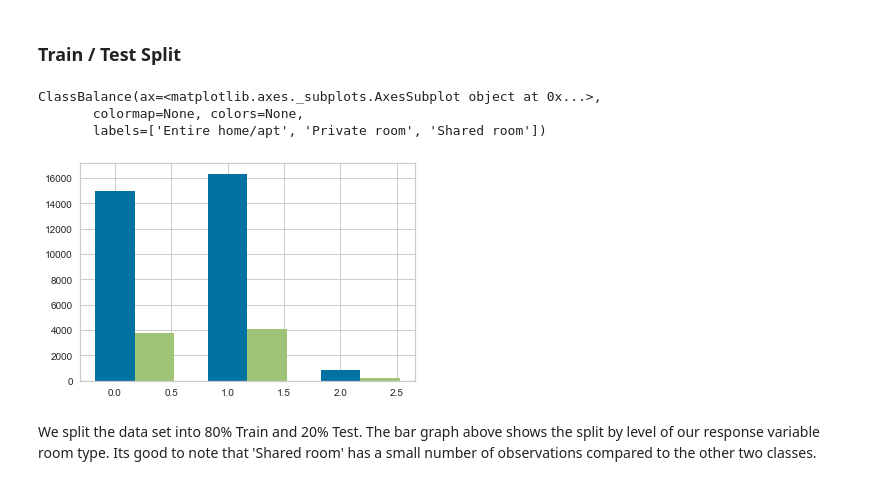
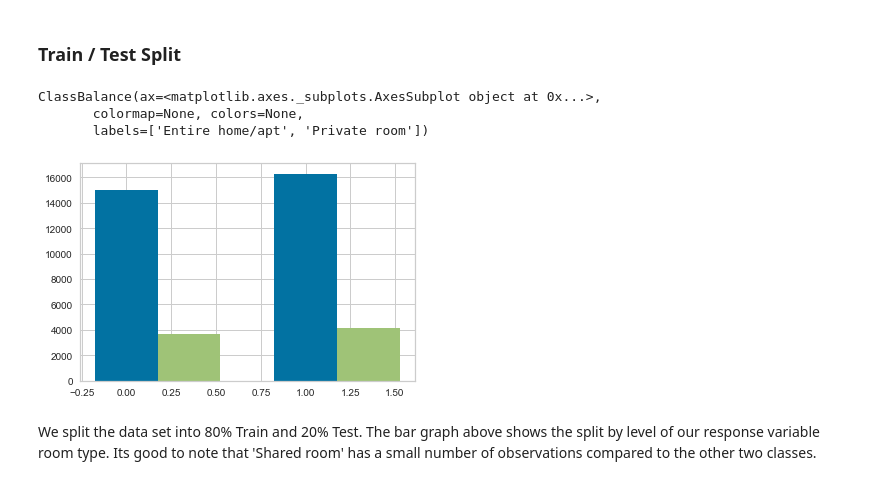
Before and after one commit to warnost/ml1_minilab, a Jupyter notebook: MiniLab_Draft_Submission.ipynb, the cells around one changed output. Saved outputs shown, nothing was run; the diff lists cells and outputs as text; code cells hidden in the pictures.

```diff
--- a/MiniLab_Draft_Submission.ipynb
+++ b/MiniLab_Draft_Submission.ipynb
@@ -192,13 +192,16 @@ data.drop(columns=['last_review'], inplace=True)
 data = data[data.price != 0].copy()
 data = data[data.price < 300].copy()
 data = data[data.minimum_nights <= 20].copy()
+# %%
+idx = data[data['room_type'] == 'Shared room'].index
+data.drop(idx , inplace=True)
 # %% [markdown]
 #Add Note here
 # %% [markdown]
 ### Encode Target Variable
 # %%
 target_col = 'room_type'
-room_types = {'Entire home/apt': 0, 'Private room': 1, 'Shared room': 2}
+room_types = {'Entire home/apt': 0, 'Private room': 1}
 data['Response'] = data.apply(lambda x: room_types[x.room_type], axis=1)
 # %% [markdown]
 ### Drop Columns that won't be used in modeling
@@ -227,16 +230,16 @@ features.shape, target.shape
 # %%
 X_train, X_test, y_train, y_test = train_test_split(features,
                                                     target,
                                                     test_size=0.2,
                                                     random_state=0)
 classes_test = ClassBalance(
-    labels=['Entire home/apt', 'Private room', 'Shared room'])
+    labels=['Entire home/apt', 'Private room'])
 classes_test.fit(y_train['Response'], y_test['Response'])
 # %% [output]
 ClassBalance(ax=<matplotlib.axes._subplots.AxesSubplot object at 0x...>,
        colormap=None, colors=None,
-       labels=['Entire home/apt', 'Private room', 'Shared room'])
+       labels=['Entire home/apt', 'Private room'])
-[figure, old version]
+[figure, new version]
 # %% [markdown]
 We split the data set into 80% Train and 20% Test. The bar graph above shows the split by level of our response variable room type. Its good to note that 'Shared room' has a small number of observations compared to the other two classes.
 # %% [markdown]
```
Also changed, not shown: parts of 37 cells of this notebook, 1 other file.
